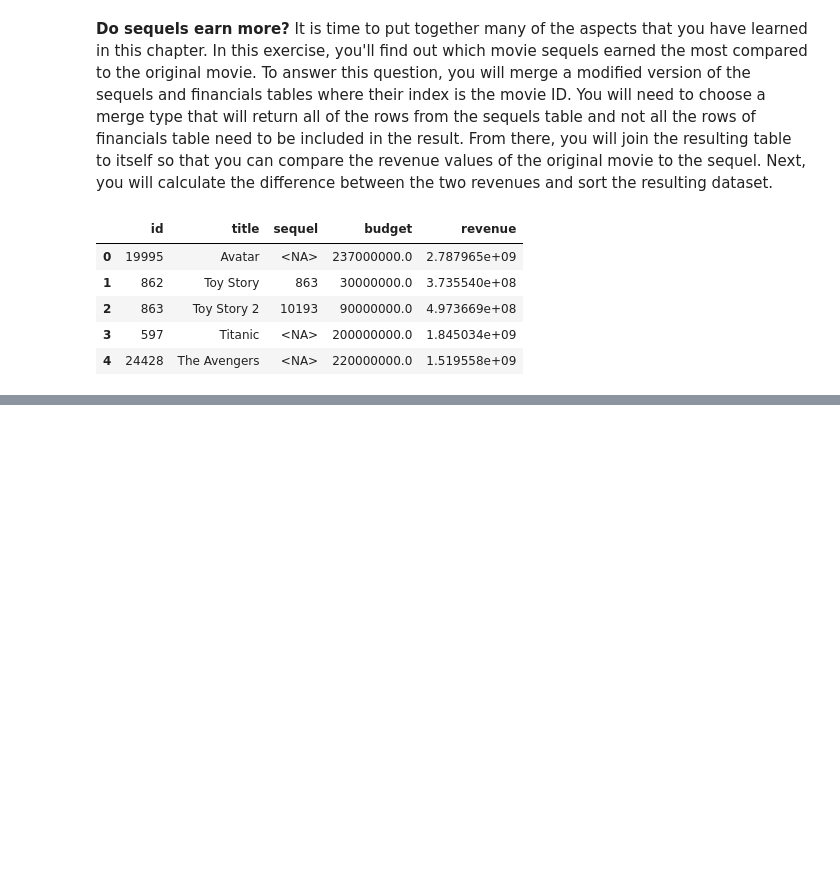
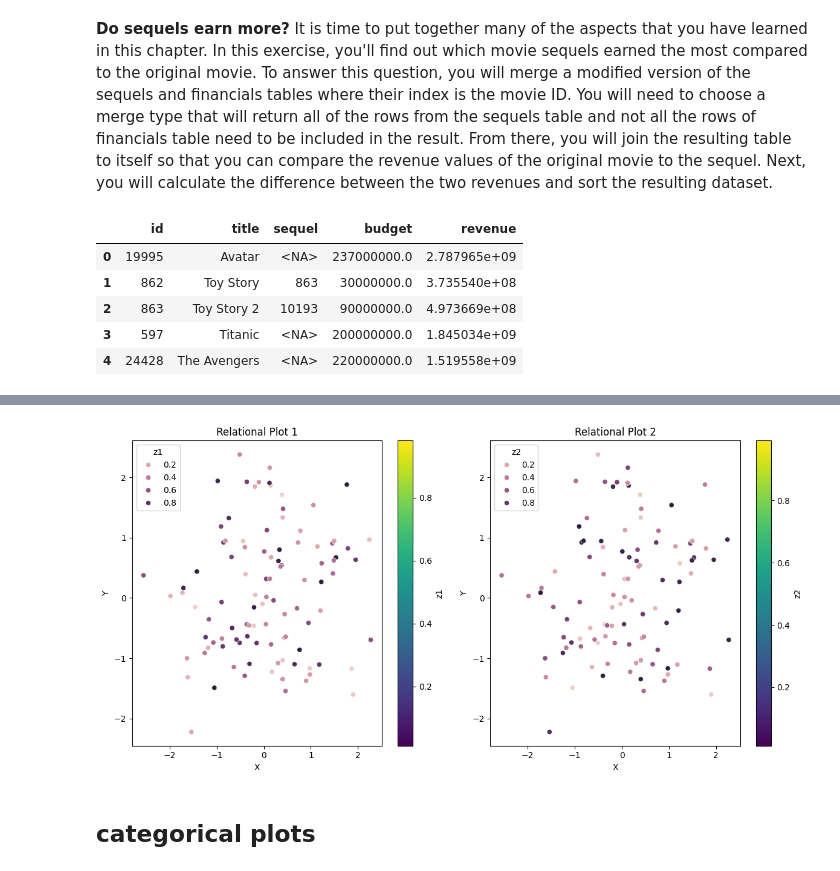
Before and after one commit to nafis-git/data_science_path, a Jupyter notebook: notebook/join_pandas.ipynb, the cells around one changed output, grey strips where cells are left out. Saved outputs shown, nothing was run; the diff lists cells and outputs as text; code cells hidden in the pictures; blank space fills up the shorter version.

```diff
--- a/notebook/join_pandas.ipynb
+++ b/notebook/join_pandas.ipynb
@@ -160,0 +244,47 @@ sequels_fin.head()
+# %%
+import seaborn as sns
+import matplotlib.pyplot as plt
+
+# Create a sample dataframe
+import pandas as pd
+import numpy as np
+
+np.random.seed(0)
+data = pd.DataFrame({'x': np.random.randn(100),
+                     'y': np.random.randn(100),
+                     'z1': np.random.rand(100),
+                     'z2': np.random.rand(100)})
+
+# Create two separate plots
+fig, axes = plt.subplots(1, 2, figsize=(12, 6))
+
+# Plot for the first axis
+sns.scatterplot(ax=axes[0], x="x", y="y", hue="z1", data=data)
+axes[0].set_title("Relational Plot 1")
+axes[0].set_xlabel("X")
+axes[0].set_ylabel("Y")
+axes[0].legend(title="z1")
+
+# Add color bar for the first axis
+sm = plt.cm.ScalarMappable(cmap="viridis", norm=plt.Normalize(vmin=data['z1'].min(), vmax=data['z1'].max()))
+sm.set_array([])
+fig.colorbar(sm, ax=axes[0], label='z1')
+
+# Plot for the second axis
+sns.scatterplot(ax=axes[1], x="x", y="y", hue="z2", data=data)
+axes[1].set_title("Relational Plot 2")
+axes[1].set_xlabel("X")
+axes[1].set_ylabel("Y")
+axes[1].legend(title="z2")
+
+# Add color bar for the second axis
+sm = plt.cm.ScalarMappable(cmap="viridis", norm=plt.Normalize(vmin=data['z2'].min(), vmax=data['z2'].max()))
+sm.set_array([])
+fig.colorbar(sm, ax=axes[1], label='z2')
+
+plt.tight_layout()
+plt.show()
+# %% [output]
+[figure, added]
+# %% [markdown]
+## categorical plots
```
Also changed, not shown: parts of 25 cells of this notebook.
